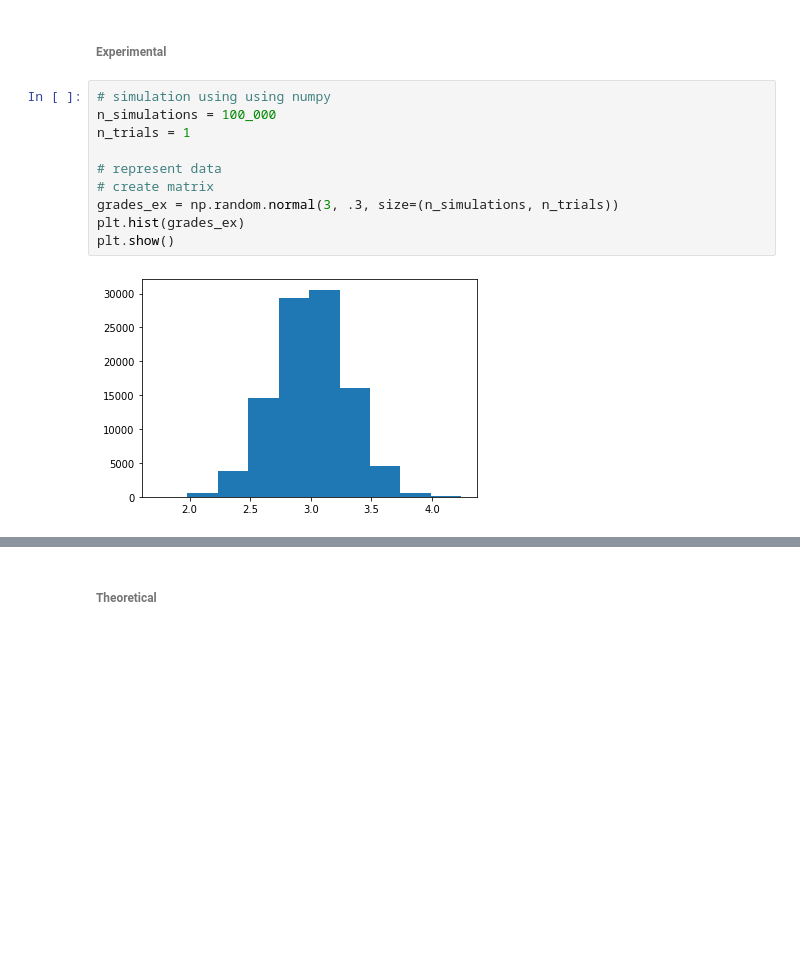
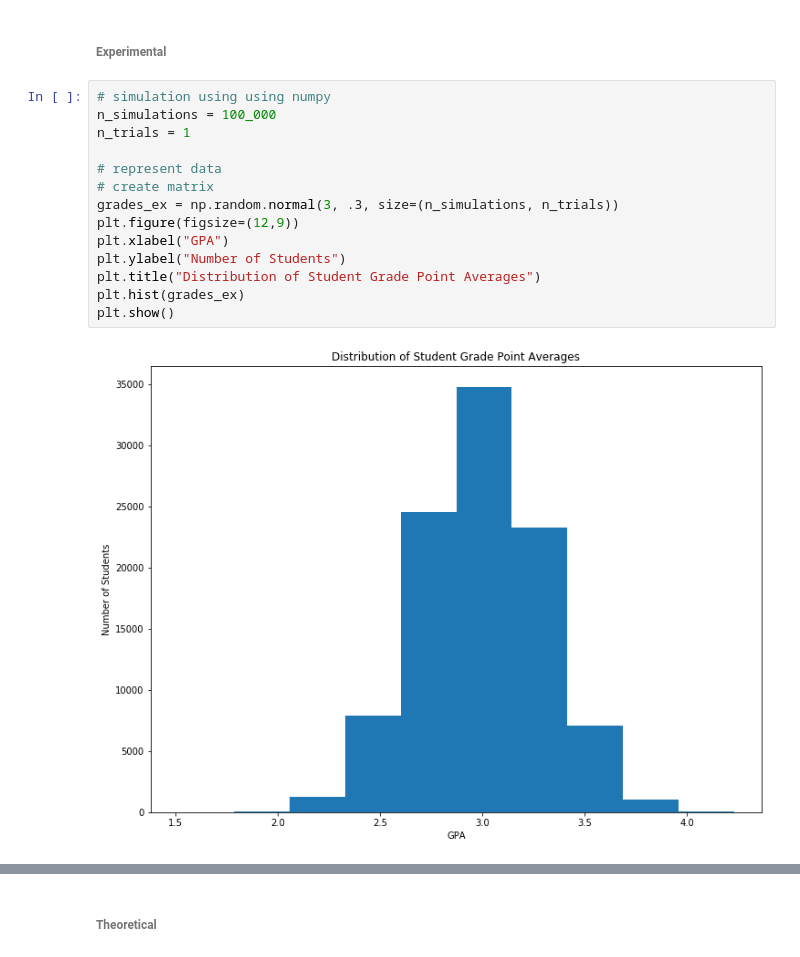
Before and after one commit to aleclhartman/statistics-exercises, a Jupyter notebook: probability_distributions.ipynb, the cells around one changed output, grey strips where cells are left out. Saved outputs shown, nothing was run; the diff lists cells and outputs as text; blank space fills up the shorter version.

```diff
--- a/probability_distributions.ipynb
+++ b/probability_distributions.ipynb
@@ -116,12 +116,16 @@ cars_at_noon_th.sf(0)
 # %%
 # simulation using using numpy
 n_simulations = 100_000
 n_trials = 1
 
 # represent data
 # create matrix
 grades_ex = np.random.normal(3, .3, size=(n_simulations, n_trials))
+plt.figure(figsize=(12,9))
+plt.xlabel("GPA")
+plt.ylabel("Number of Students")
+plt.title("Distribution of Student Grade Point Averages")
 plt.hist(grades_ex)
 plt.show()
 # %% [output]
-[figure, old version]
+[figure, new version]
```
Also changed, not shown: parts of 33 cells of this notebook, 1 other file.
